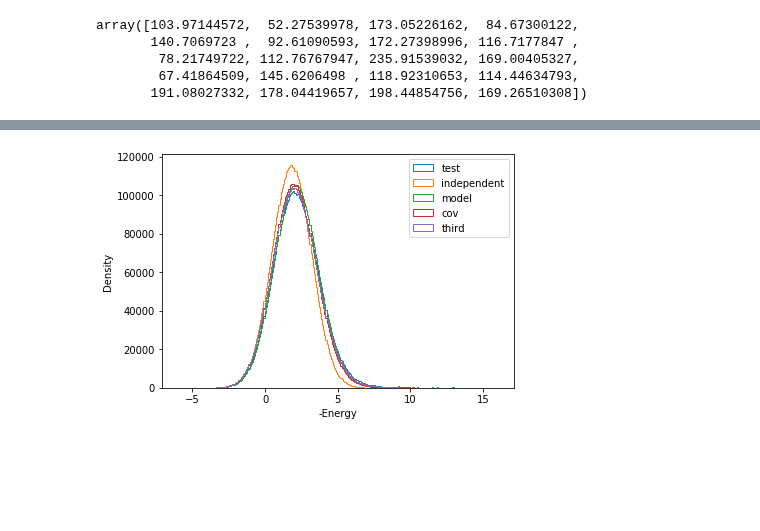
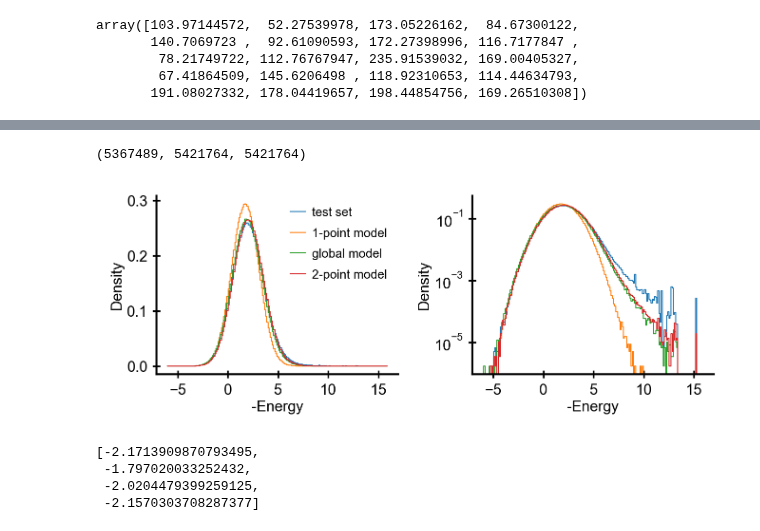
Before and after one commit to andim/peptidome, a Jupyter notebook: code/maxent/densityofstates.ipynb, the cells around one changed output, grey strips where cells are left out. Cells and saved outputs as stored; diff of their text form; code cells hidden in the pictures; blank space fills up the shorter version.

```diff
--- a/code/maxent/densityofstates.ipynb
+++ b/code/maxent/densityofstates.ipynb
@@ -90,14 +91,3 @@ energies['cov'] = np.array([energy_potts(x, hi, Jij) for x in sample_cov])
 # %%
 sample_third =  load_matrix('../globalmaxent/data/model_third_matrix.csv.gz')
 energies['third'] = np.array([energy_potts(x, hi, Jij) for x in sample_third])
-# %%
-bins = np.linspace(-6, 16, 100)
-fig, ax = plt.subplots()
-for dataset in ['test', 'independent', 'model', 'cov', 'third']:
-    ax.hist(-energies[dataset], bins=bins, histtype='step', label=dataset)
-ax.set_yscale('log')
-ax.legend()
-ax.set_xlabel('-Energy')
-ax.set_ylabel('Density')
-fig.tight_layout()
-fig.savefig('density_of_states.png')
@@ -106,11 +94,40 @@ fig.savefig('density_of_states.png')
-# %%
-bins = np.linspace(-6, 16, 300)
-fig, ax = plt.subplots()
-for dataset in ['test', 'independent', 'model', 'cov', 'third']:
-    ax.hist(-energies[dataset], bins=bins, histtype='step', label=dataset)
-ax.legend()
-ax.set_xlabel('-Energy')
-ax.set_ylabel('Density')
-fig.tight_layout()
-# %% [output]
-[figure, removed]
+# %%
+len(energies['test']), len(energies['model']), len(energies['cov'])
+# %% [output]
+(5367489, 5421764, 5421764)
+# %%
+bins = np.linspace(-6, 16, 100)
+fig, axes = plt.subplots(figsize=(4.5, 1.8), ncols=2)
+#for dataset in ['test', 'independent', 'model', 'cov', 'third']:
+labels = {'test': 'test set',
+          'model': '2-point model',
+          'cov':'global model',
+          'independent' : '1-point model'}
+datasets = ['test', 'independent', 'cov', 'model']
+xmax = 16
+xmin = -6
+nbins = 200
+for ax in axes:
+    plot_histograms([-energies[dataset] for dataset in datasets],
+                    [labels[dataset] for dataset in datasets],
+                    step=True, nbins=nbins, xmin=xmin, xmax=xmax, lw=0.5, ax=ax, scaley=nbins/(xmax-xmin))
+    ax.set_xlabel('-Energy')
+    ax.set_ylabel('Density')
+
+#for dataset in datasets:
+#    ax.hist(-energies[dataset], bins=bins, histtype='step', label=labels[dataset], density=True)
+axes[0].legend(fontsize='x-small')
+axes[1].get_legend().remove()
+axes[1].set_yscale('log')
+fig.tight_layout()
+fig.savefig('density_of_states.png')
+fig.savefig('../../paper/images/dos.pdf')
+# %% [output]
+[figure, added]
+# %%
+[np.mean(energies[dataset]) for dataset in datasets]
+# %% [output]
+[-2.1713909870793495,
+ -1.797020033252432,
+ -2.0204479399259125,
+ -2.1570303708287377]
```
Also changed, not shown: parts of 3 cells of this notebook, 11 other files.
